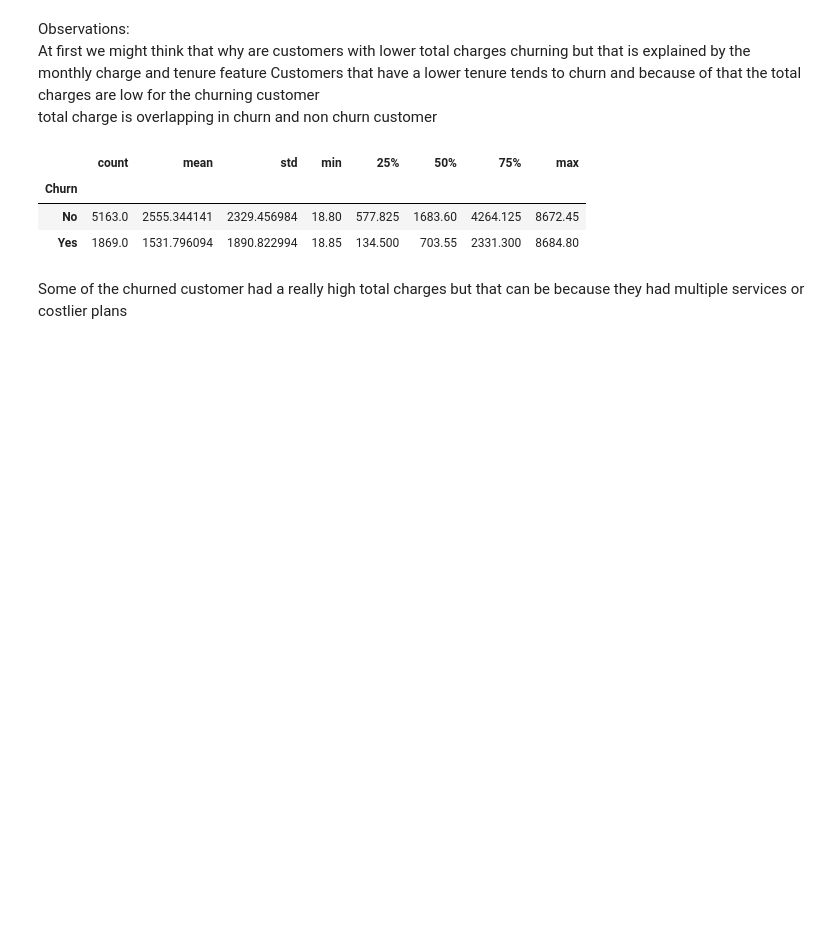
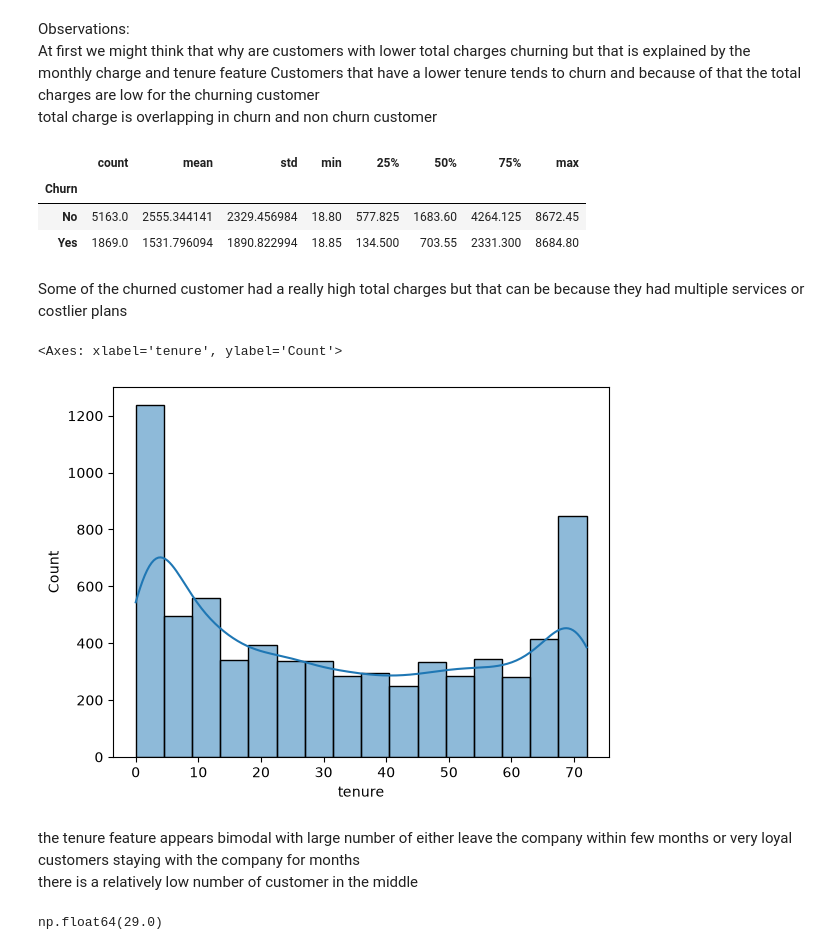
Before and after one commit to SuryanshThapliyal/IBM-Telco-customer-churn-prediction, a Jupyter notebook: customer_churn.ipynb, the cells around one changed output. Drawn from its saved outputs; the diff is of its cells as text; code cells hidden in the pictures; blank space fills up the shorter version.

```diff
--- a/customer_churn.ipynb
+++ b/customer_churn.ipynb
@@ -178,3 +176,15 @@ df.groupby("Churn")["TotalCharges"].describe()
 | Yes | 1869.0 | 1531.796094 | 1890.822994 | 18.85 | 134.500 | 703.55 | 2331.300 | 8684.80 |
 # %% [markdown]
 Some of the churned customer had a really high total charges but that can be because they had multiple services or costlier plans
+# %%
+sns.histplot(df['tenure'], kde=True)
+# %% [output]
+<Axes: xlabel='tenure', ylabel='Count'>
+[figure, added]
+# %% [markdown]
+the tenure feature appears bimodal with large number of either leave the company within few months or very loyal customers staying with the company for months
+there is a relatively low number of customer in the middle
+# %%
+df['tenure'].median()
+# %% [output]
+np.float64(29.0)
```
Also changed, not shown: parts of 14 cells of this notebook.
